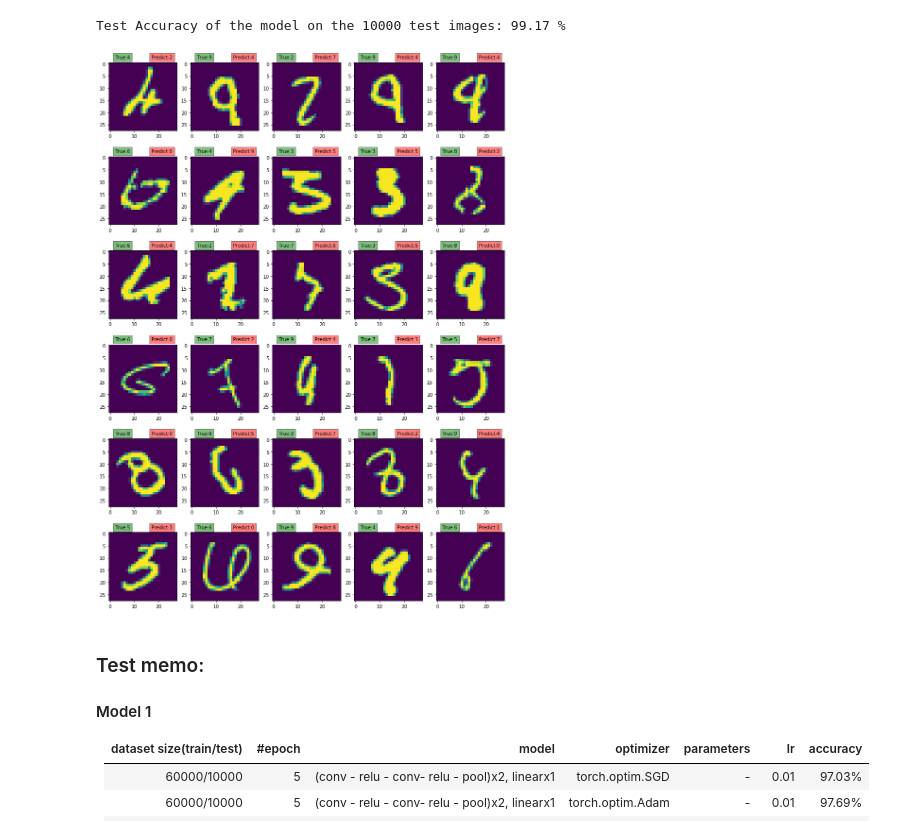
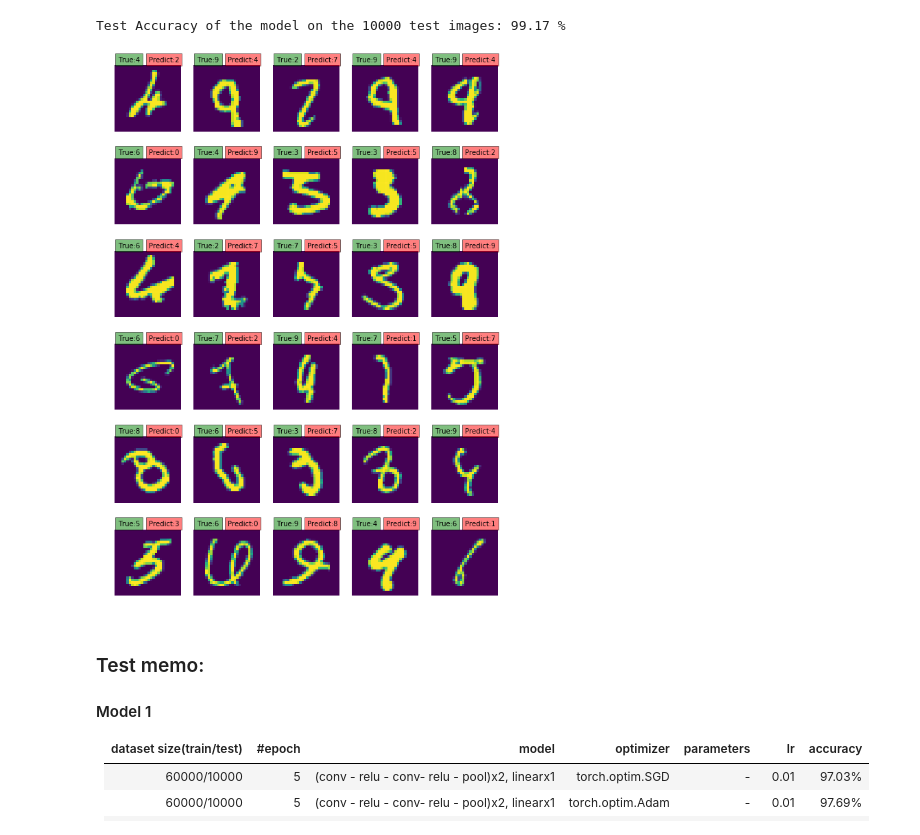
Before and after one commit to naellenhe/deep_learning_practice, a Jupyter notebook: ch08/deep_convnet_in_pytorch_m2_epoch20.ipynb, the cells around one changed output. Cells and saved outputs as stored; diff of their text form; code cells hidden in the pictures.

```diff
--- a/ch08/deep_convnet_in_pytorch_m2_epoch20.ipynb
+++ b/ch08/deep_convnet_in_pytorch_m2_epoch20.ipynb
@@ -413,10 +392,10 @@ with torch.no_grad():
         correct += (predicted == labels).sum().item()
 
         # See which are error predictions
-        fail = (predicted == labels)
-        err_imgs = images[fail == 0]
-        err_labels = labels[fail == 0]
-        err_outputs = predicted[fail == 0]
+        result = (predicted == labels)
+        err_imgs = images[result == 0] # 0 means wrong prediction
+        err_labels = labels[result == 0]
+        err_outputs = predicted[result == 0]
         for img, lbl, out in zip(err_imgs, err_labels, err_outputs):
             wrong_predictions.append((img, lbl, out))
 
@@ -425,16 +404,17 @@ with torch.no_grad():
 Test Accuracy of the model on the 10000 test images: 99.17 %
 # %%
 # Show wrong predictions
-plt.figure(figsize=(15,25))
+plt.figure(figsize=(10,17))
 columns = 5
 for i, err in enumerate(wrong_predictions[:30]):
     plt.subplot(len(wrong_predictions[:30]) / columns + 1, columns, i + 1)
     img, lbl, out = err
     plt.imshow(img.reshape(28,28))
-    plt.text(2,-2,'True:'+str(lbl.item()), bbox=dict(facecolor='green', alpha=0.5))
-    plt.text(17,-2,'Predict:'+str(out.item()), bbox=dict(facecolor='red', alpha=0.5))
+    plt.axis('off')
+    plt.text(1,-2,'True:'+str(lbl.item()), bbox=dict(facecolor='green', alpha=0.5))
+    plt.text(14,-2,'Predict:'+str(out.item()), bbox=dict(facecolor='red', alpha=0.5))
 # %% [output]
-[figure, old version]
+[figure, new version]
 # %% [markdown]
 ### Test memo:
 
```
Also changed, not shown: parts of 2 cells of this notebook.
